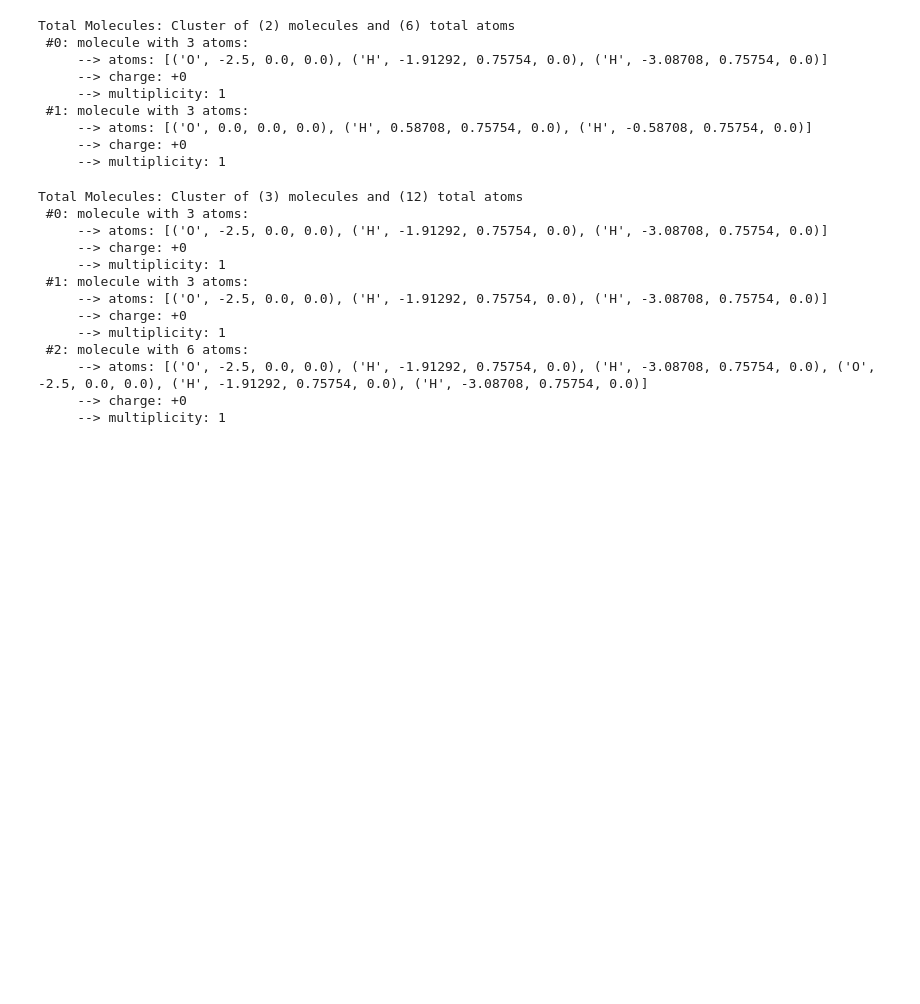
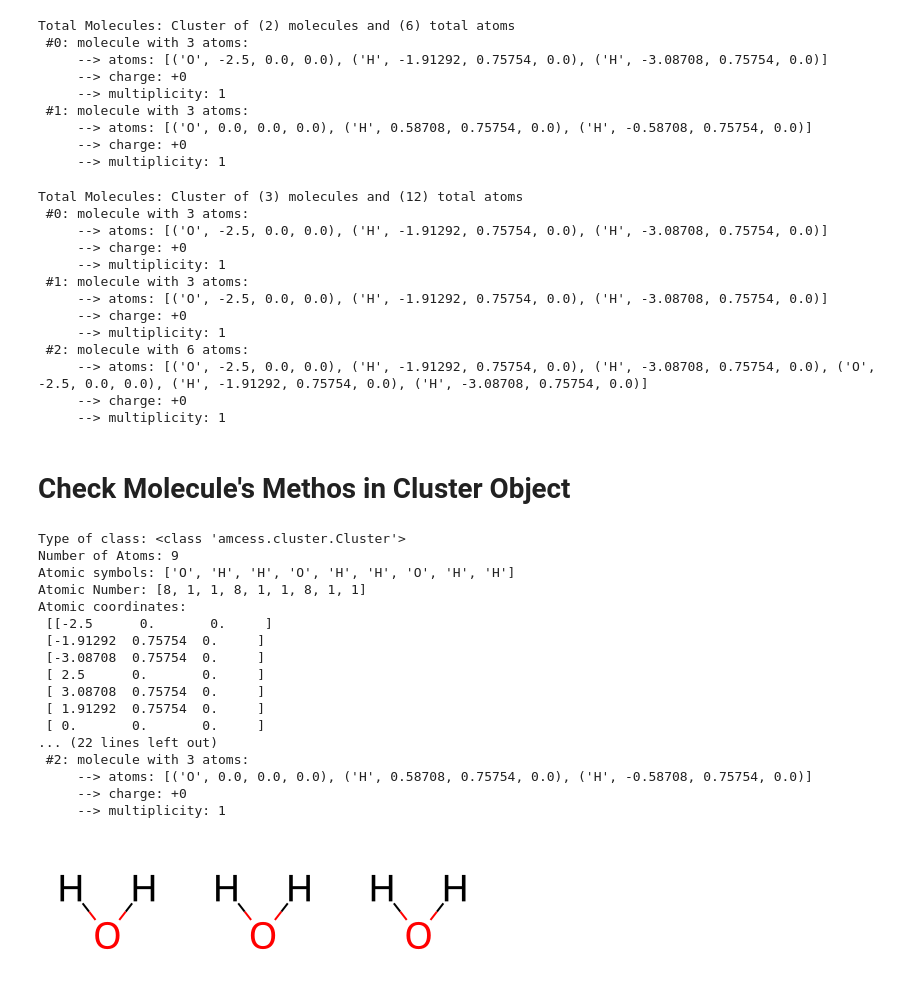
Before and after one commit to e-florez/amcess, a Jupyter notebook: workflow/09_cluster_rdkit.ipynb, the cells around one changed output. Cells and saved outputs as stored; diff of their text form; code cells hidden in the pictures; blank space fills up the shorter version.

Commit message:
Cluster class: edit GetMol Method and update jupyter

```diff
--- a/workflow/09_cluster_rdkit.ipynb
+++ b/workflow/09_cluster_rdkit.ipynb
@@ -488,3 +509,46 @@ Total Molecules: Cluster of (3) molecules and (12) total atoms
      --> atoms: [('O', -2.5, 0.0, 0.0), ('H', -1.91292, 0.75754, 0.0), ('H', -3.08708, 0.75754, 0.0), ('O', -2.5, 0.0, 0.0), ('H', -1.91292, 0.75754, 0.0), ('H', -3.08708, 0.75754, 0.0)]
      --> charge: +0
      --> multiplicity: 1
+# %% [markdown]
+# Check Molecule's Methos in Cluster Object
+# %%
+w1 = [("O", -2.5, 0, 0), ("H", -2.5 + 0.58708, 0.75754, 0), ("H", -0.58708 - 2.5, 0.75754, 0)]
+w2 = [("O", 0, 0, 0), ("H", 0.58708, 0.75754, 0), ("H", -0.58708, 0.75754, 0)]
+w3 = [("O", 2.5, 0, 0), ("H", 2.5 + 0.58708, 0.75754, 0), ("H", -0.58708 + 2.5, 0.75754, 0)]
+dimer = Cluster(w1,w3)
+dimer += w2
+print(f"Type of class: {type(dimer)}")
+print(f"Number of Atoms: {dimer.GetNumAtoms()}")
+print(f"Atomic symbols: {dimer.GetAtomicSymbols}")
+print(f"Atomic Number: {dimer.GetAtomicNumbers}")
+print(f"Atomic coordinates:\n {dimer.GetAtomicCoordinates}")
+print(f"Atomic masses: {dimer.GetAtomicMasses}")
+print(f"Molecule mass: {dimer.GetMolMass}")
+print(f"Molecule charge: {dimer.GetMolCharge}")
+print(f"Molecule mutiplicity: {dimer.GetMolMultiplicity}")
+print(f"Print Molecule dictionary:\n {dimer.GetMolDict}")
+print(f"Print Molecule list:\n {dimer.GetMolList}")
+print(f"Center of mass of molecule: {dimer.GetMolCM}")
+print(f"Axes principal of molecule: {dimer.GetMolPrincipalAxes}")
+print(f"Print Atoms for index: {dimer.GetAtomWithIndix(0)}")
+print(dimer)
+dimer
+# %% [output]
+Type of class: <class 'amcess.cluster.Cluster'>
+Number of Atoms: 9
+Atomic symbols: ['O', 'H', 'H', 'O', 'H', 'H', 'O', 'H', 'H']
+Atomic Number: [8, 1, 1, 8, 1, 1, 8, 1, 1]
+Atomic coordinates:
+ [[-2.5      0.       0.     ]
+ [-1.91292  0.75754  0.     ]
+ [-3.08708  0.75754  0.     ]
+ [ 2.5      0.       0.     ]
+ [ 3.08708  0.75754  0.     ]
+ [ 1.91292  0.75754  0.     ]
+ [ 0.       0.       0.     ]
+... (22 lines left out)
+ #2: molecule with 3 atoms:
+     --> atoms: [('O', 0.0, 0.0, 0.0), ('H', 0.58708, 0.75754, 0.0), ('H', -0.58708, 0.75754, 0.0)]
+     --> charge: +0
+     --> multiplicity: 1
+[figure, added]
```
Also changed, not shown: parts of 8 cells of this notebook, 1 other file.
